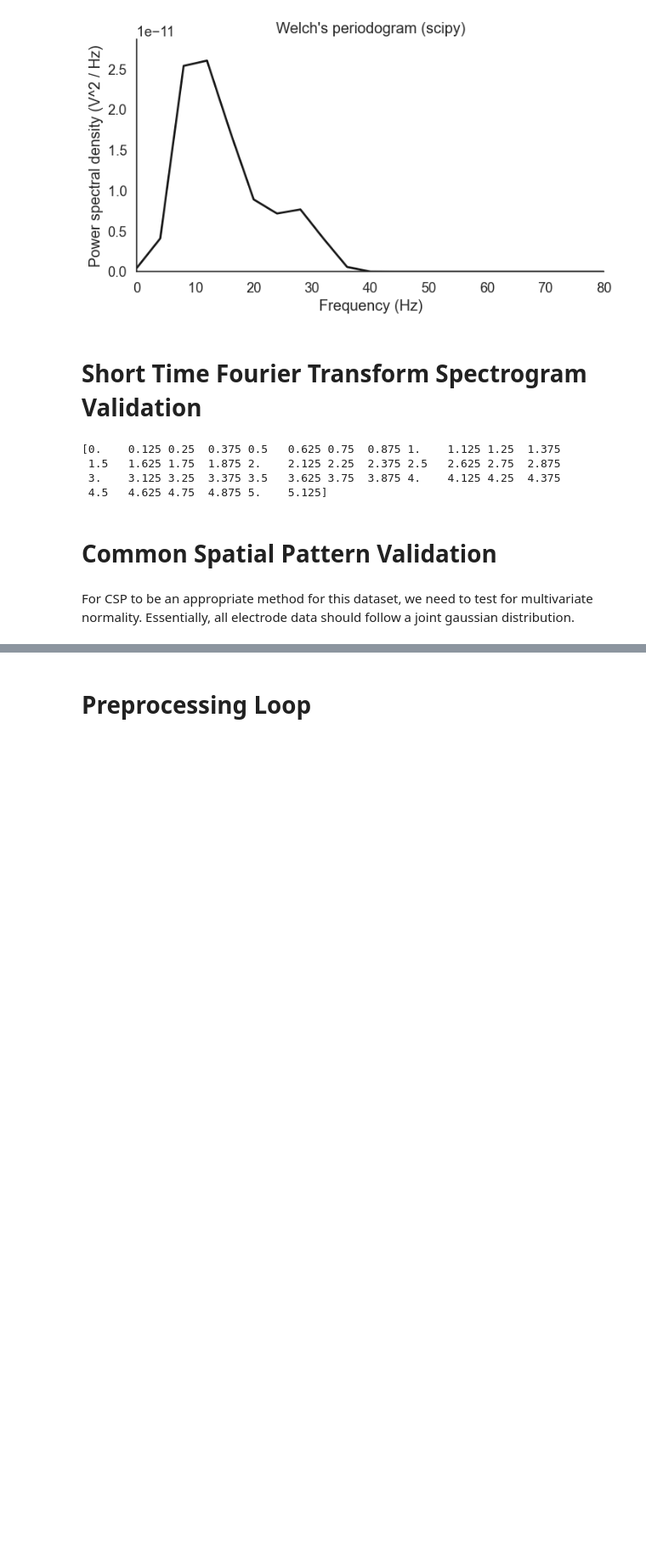
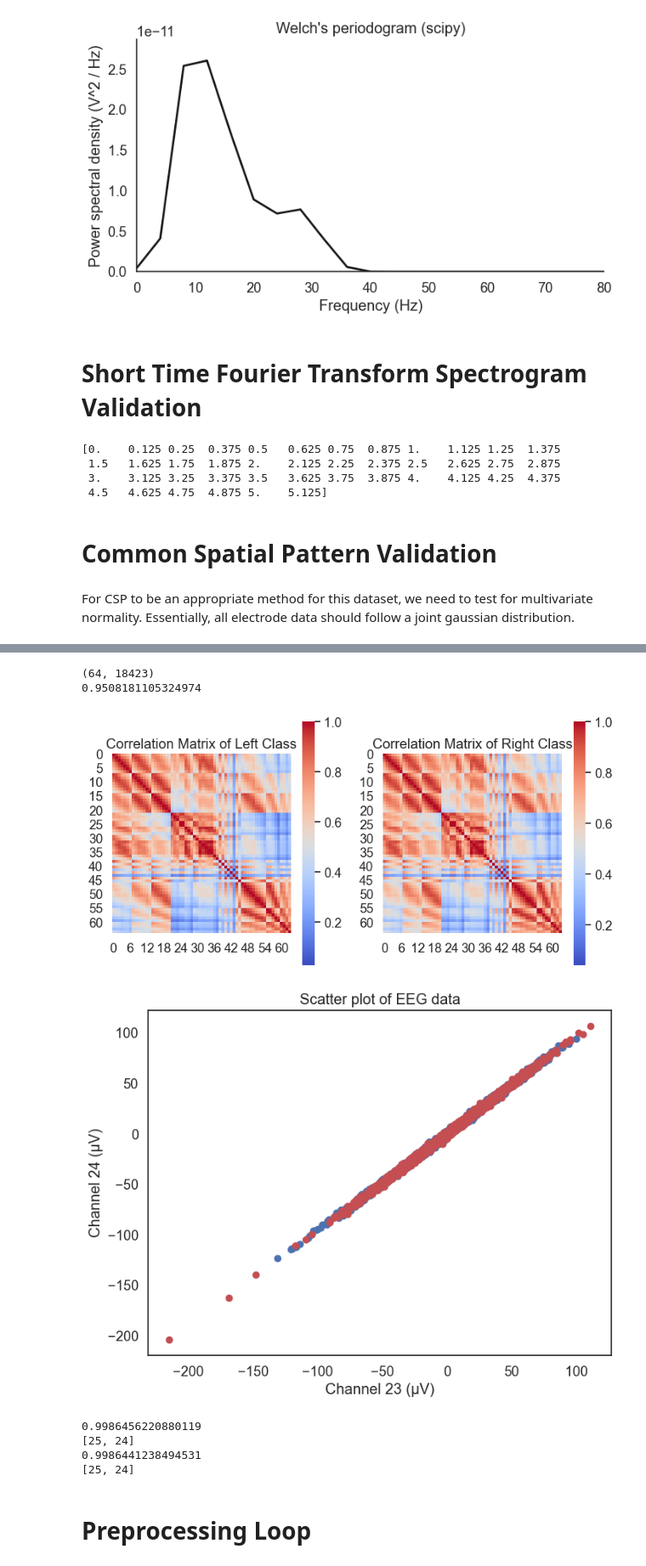
Before and after one commit to anmutechsupport/Energy-Efficient-Decoding-of-EEG-Motor-Imagery-using-Spiking-Legendre-Memory-Units, a Jupyter notebook: ml/preprocessing-bci2000.ipynb, the cells around one changed output, grey strips where cells are left out. Shown at 85% size. Saved outputs shown, nothing was run; the diff lists cells and outputs as text; code cells hidden in the pictures; blank space fills up the shorter version.

```diff
--- a/ml/preprocessing-bci2000.ipynb
+++ b/ml/preprocessing-bci2000.ipynb
@@ -373,2 +460,76 @@ plt.show()
+# %%
+# 64 x 64 correlation matrix heatmap
+
+# reshape epochs_data such that it is (64, n) where is n is flattened epochs
+epoch_data_left = epochs_data[label_left_idx, :, :]
+left_flat = np.moveaxis(epoch_data_left, 1, 0).reshape(64, -1)
+epoch_data_right = epochs_data[label_right_idx, :, :]
+right_flat = np.moveaxis(epoch_data_right, 1, 0).reshape(64, -1)
+print(left_flat.shape)
+
+# calculate correlation matrix
+cor_left = np.corrcoef(left_flat)
+cor_right = np.corrcoef(right_flat)
+print(cor_left[0, 1])
+
+
+# print(len(left_flat[0, :]))
+# print(len(left_flat[1, :]))
+# print(len(right_flat[0, :]))
+# print(len(right_flat[1, :]))
+
+# plot heatmap
+fig, axs = plt.subplots(1, 2, figsize=(8, 4))
+sns.heatmap(cor_left, cmap='coolwarm', square=True, ax=axs[0])
+sns.heatmap(cor_right, cmap='coolwarm', square=True, ax=axs[1])
+axs[0].set_title('Correlation Matrix of Left Class')
+axs[1].set_title('Correlation Matrix of Right Class')
+plt.tight_layout()
+
+# view scatter plot of channel 1 and 2 for left and right classes on a new plot
+fig, ax = plt.subplots(figsize=(8, 6))
+plt.scatter(left_flat[24, :]*scaling_factor, left_flat[25, :]*scaling_factor, c='b', label='left')
+plt.scatter(right_flat[24, :]*scaling_factor, right_flat[25, :]*scaling_factor, c='r', label='right')
+
+# Add labels and a title
+plt.xlabel('Channel 23 (μV)')
+plt.ylabel('Channel 24 (μV)')
+plt.title('Scatter plot of EEG data')
+
+plt.show();
+# %% [output]
+(64, 18423)
+0.9508181105324974
+[figure, added]
+[figure, added]
+# %%
+# Find electrode pair with highest correlation in left class
+max_cor = 0
+max_cor_idx = 0
+for i in range(32):
+    for j in range(32):
+        if i != j and cor_left[i, j] > max_cor:
+            max_cor = cor_left[i, j]
+            max_cor_idx = [i, j]
+
+print(max_cor)
+print(max_cor_idx)
+
+# Find electrode pair with highest correlation in right class
+max_cor = 0
+max_cor_idx = 0
+for i in range(32):
+    for j in range(32):
+        if i != j and cor_right[i, j] > max_cor:
+            max_cor = cor_right[i, j]
+            max_cor_idx = [i, j]
+
+print(max_cor)
+print(max_cor_idx)
+# %% [output]
+0.9986456220880119
+[25, 24]
+0.9986441238494531
+[25, 24]
 # %% [markdown]
 # Preprocessing Loop
```
Also changed, not shown: parts of 6 cells of this notebook.
